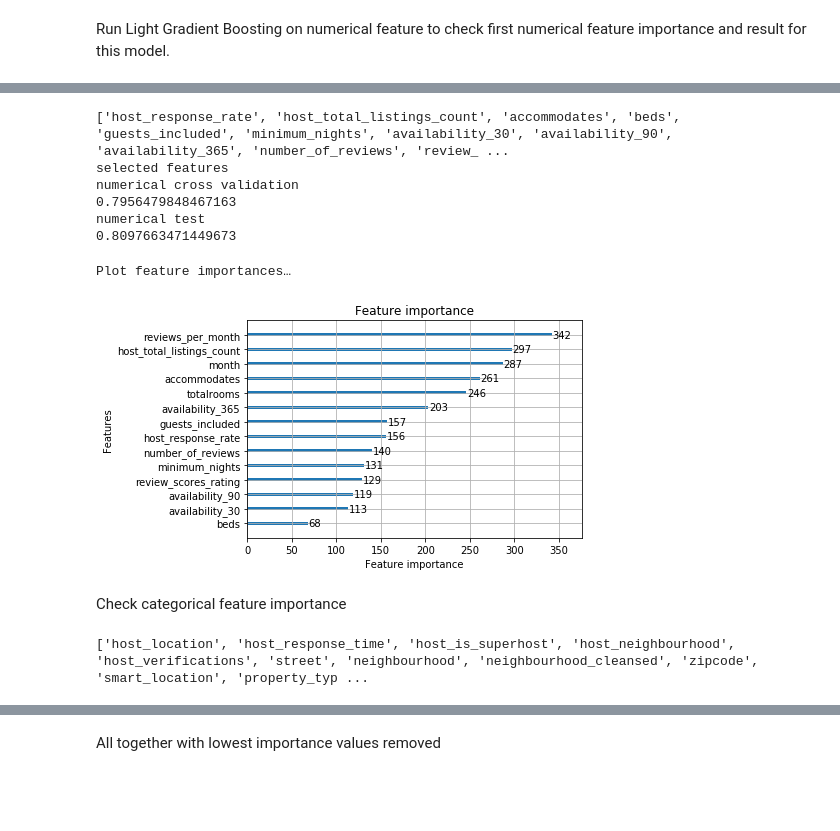
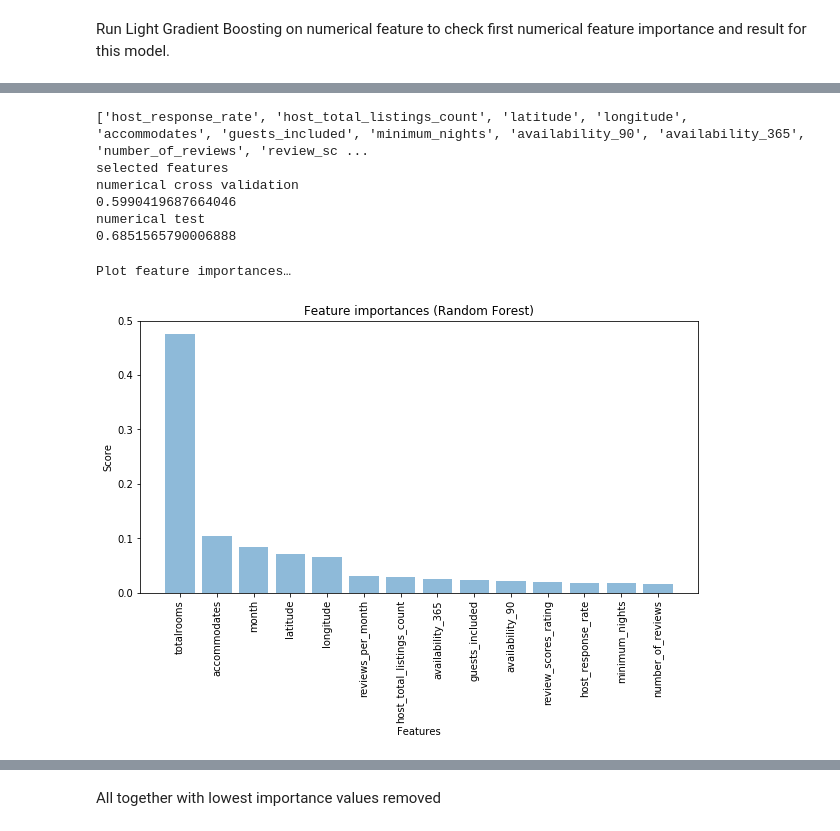
Before and after one commit to kuzn137/airbnb-data-modeling, a Jupyter notebook: airbnb.ipynb, the cells around one changed output, grey strips where cells are left out. Saved outputs shown, nothing was run; the diff lists cells and outputs as text; code cells hidden in the pictures; blank space fills up the shorter version.

```diff
--- a/airbnb.ipynb
+++ b/airbnb.ipynb
@@ -184,10 +273,13 @@ df["host_total_listings_count"]=df["host_total_listings_count"].fillna(df["host_
+# %%
+col=df_train.select_dtypes(['float', 'int', 'int64']).columns
+#excluded also 'host_listings_count' beacause it is almost the same as "host_total_listings_count" and it gives the same result
+col =[i for i in col if i not in ['id', 'scrape_id', 'host_listings_count']]
 # %% [markdown]
  Heat map to find which features are high correlated and may not be be used all together. We will use light gradient boosting for further features selection. All this will be also checked on final resulst optimization.
 # %%
 #first to exclude
-exc=  ['host_id']#['calculated_host_listings_count', 'review_scores_location', 'review_scores_communication', 'review_scores_accuracy',  'review_scores_cleanliness', 'host_listings_count', "price"]
-col = [i for i in colf if i not in exc]
-corr = df[col].corr()
+col = [i for i in col if i not in exc]
+corr = df_train[col].corr()
 # Generate a mask for the upper triangle
 mask = np.zeros_like(corr, dtype=np.bool)
 mask[np.triu_indices_from(mask)] = True
@@ -206,9 +297,0 @@ sns.heatmap(corr, mask=mask, cmap=cmap, vmax=.3, center=0,
-# %%
-#From highly correlated features this feature works better (checked) and reduce number of features
-df['totalrooms'] = df['bedrooms']+df['bathrooms']
-del df['bedrooms']
-del df['bathrooms']
-col=df.select_dtypes(['float', 'int', 'int64']).columns
-#excluded also 'host_listings_count' beacause it is almost the same as "host_total_listings_count" and it gives the same result
-col =[i for i in col if i not in ['id', 'scrape_id', 'host_listings_count']]
-print(col)
@@ -254,46 +339,35 @@ Plot feature importances…
 # %%
 #remove lowest importance values and some of highly correlated, until we have the best result at the end
-exc=  ['latitude', 'longitude','host_id','maximum_nights', 'host_acceptance_rate', 'calculated_host_listings_count',  'review_scores_checkin', 'price', 'review_scores_value', 'availability_60', 'review_scores_cleanliness', 'review_scores_location', 'review_scores_communication', 'review_scores_accuracy',   "price"]
-col = [i for i in col if i not in exc]
-print(col)
-X_num=df[col]
+exc=  ['beds', 'bathrooms', 'availability_30', 'bedrooms', 'calculated_host_listings_count', 'host_id','maximum_nights', 'host_location' ,'host_acceptance_rate', 'calculated_host_listings_count',  'review_scores_checkin', 'price', 'review_scores_value', 'availability_60', 'review_scores_cleanliness', 'review_scores_location', 'review_scores_communication', 'review_scores_accuracy',   "price"]
+col1 = [i for i in col if i not in exc]
+print(col1)
+X_num=df_train[col1]
+X_test = df_test[col1]
 #model
-model_num = lgb.LGBMRegressor(boosting_type ='gbdt', learning_rate = 0.1, num_leaves=32, max_depth =5)#DecisionTreeClassifier(min_samples_split=4, max_depth=8,  class_weight={0: 1, 1: 4})#XGBClassifier(max_depth=5, learning_rate=0.01,  sample_weight=w_array)#DecisionTreeClassifier(max_depth=5,  class_weight={0: 1, 1: 3.5}) #ExtraTreesClassifier(n_estimators=100, max_depth=5)
-score, test_score, y_pred, y_test = model_eval(X_num, Y, model)
+#model_num = lgb.LGBMRegressor(boosting_type ='gbdt', learning_rate = 0.1, num_leaves=32, max_depth =5)#DecisionTreeClassifier(min_samples_split=4, max_depth=8,  class_weight={0: 1, 1: 4})#XGBClassifier(max_depth=5, learning_rate=0.01,  sample_weight=w_array)#DecisionTreeClassifier(max_depth=5,  class_weight={0: 1, 1: 3.5}) #ExtraTreesClassifier(n_estimators=100, max_depth=5)
+model_num=RandomForestRegressor(n_estimators=100,
+                               criterion='mse',
+                               random_state=3,
+                               n_jobs=-1)
+score, test_score, y_pred = model_eval(X_num, Y, X_test, Y_test, model_num)
 print('selected features')
 print('numerical cross validation')
 print(np.mean(score))
 print('numerical test')
 print(test_score)
 # %% [output]
-['host_response_rate', 'host_total_listings_count', 'accommodates', 'beds', 'guests_included', 'minimum_nights', 'availability_30', 'availability_90', 'availability_365', 'number_of_reviews', 'review_ ...
+['host_response_rate', 'host_total_listings_count', 'latitude', 'longitude', 'accommodates', 'guests_included', 'minimum_nights', 'availability_90', 'availability_365', 'number_of_reviews', 'review_sc ...
 selected features
 numerical cross validation
-0.7956479848467163
+0.5990419687664046
 numerical test
-0.8097663471449673
+0.6851565790006888
 # %%
-print("Plot feature importances…")
-ax = lgb.plot_importance(model, max_num_features=26)
-plt.show()
+#ax = lgb.plot_importance(model, max_num_features=26)
+#plt.show()
+plot_rf_features(X_num, model_num)
 # %% [output]
 Plot feature importances…
-[figure, old version]
+[figure, new version]
 # %%
 df=df.drop(['experiences_offered'], axis=1)
-# %% [markdown]
-Check categorical feature importance
-# %%
-#print(df['host_is_superhost'])
-cat_col = df.select_dtypes(include=['object']).columns
-df[cat_col] = df[cat_col].fillna('none')
-text=['summary', 'amenities', 'name',  'notes', 'description', 'neighborhood_overview', 'transit', 'host_about']
-exclude=['id', 'neighbourhood_group_cleansed', 'is_location_exact','host_identity_verified','require_guest_profile_picture', 'require_guest_phone_verification', 'security_deposit', 'calendar_last_scraped', 'calendar_updated', 'cleaning_fee','extra_people','host_since','first_review', 'last_review','market','listing_url', 'country', 'space', 'thumbnail_url', 'city', 'state', 'medium_url',  'host_has_profile_pic', 'host_thumbnail_url', 'country_code','host_url', 'host_name', 'description', 'last_scraped', 'picture_url', 'xl_picture_url', 'summary', 'host_picture_url']
-cat_col = [i for i in cat_col if i not in out+exclude+text]
-print(cat_col)
-le  = LabelEncoder()
-for i in cat_col:
-    df[i]=le.fit_transform(df[i].astype('category'))
-X_cat = df[cat_col]
-# %% [output]
-['host_location', 'host_response_time', 'host_is_superhost', 'host_neighbourhood', 'host_verifications', 'street', 'neighbourhood', 'neighbourhood_cleansed', 'zipcode', 'smart_location', 'property_typ ...
```
Also changed, not shown: parts of 45 cells of this notebook.
